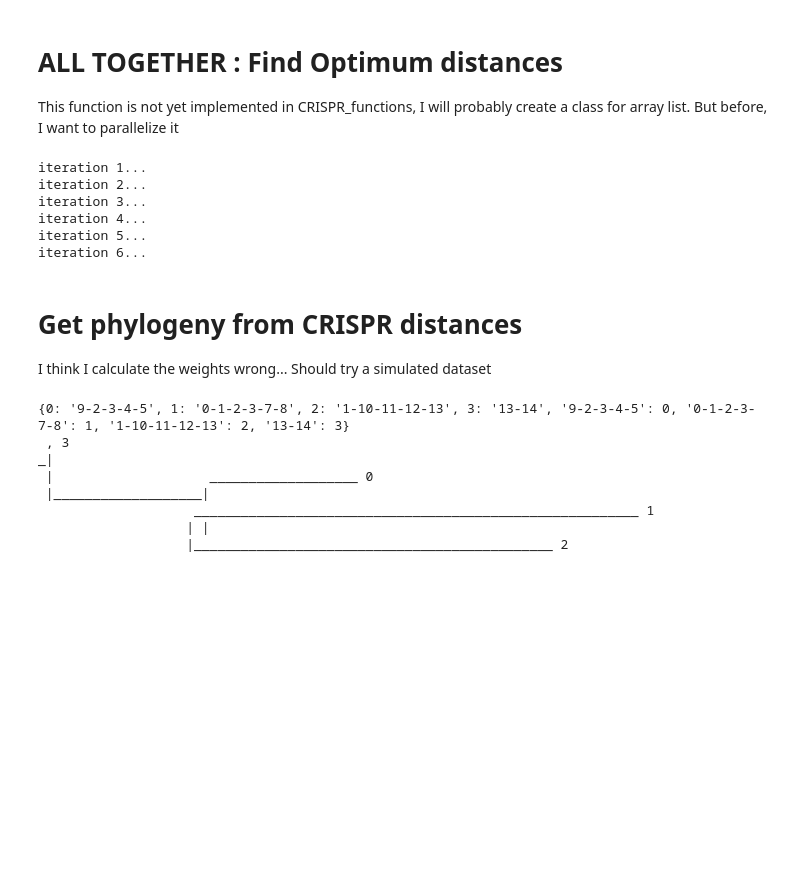
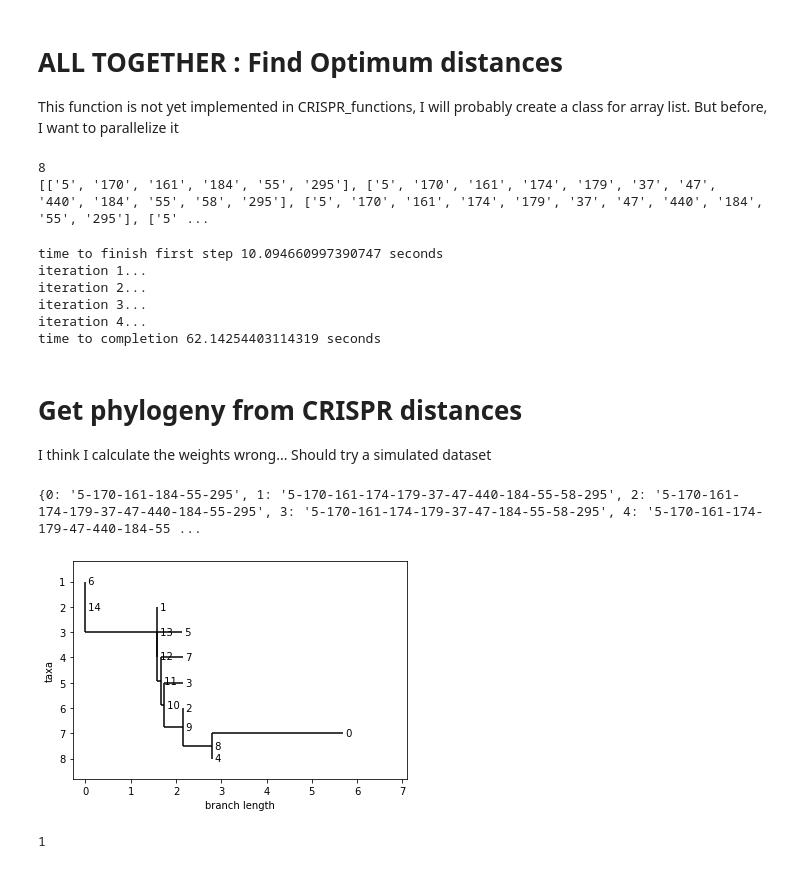
Before and after one commit to maepz/CRISPR_distance, a Jupyter notebook: CRISPR_distance.ipynb, the cells around one changed output. Cells and saved outputs as stored; diff of their text form; code cells hidden in the pictures; blank space fills up the shorter version.

Commit message:
Test on my data

```diff
--- a/CRISPR_distance.ipynb
+++ b/CRISPR_distance.ipynb
@@ -227,7 +227,19 @@ plt.show()
 # ALL TOGETHER : Find Optimum distances
 
 This function is not yet implemented in CRISPR_functions, I will probably create a class for array list. But before, I want to parallelize it
+# %%
+#f=open('arrays_with_at_least_5_reads_in_whole_dataset.txt','r')
+f=open('arrays_with_at_least_50_reads_in_whole_dataset.txt','r')
+lines=f.read().splitlines()
+f.close()
+myarrays=[line.split(',') for line in lines]
+print(len(myarrays))
+print(myarrays)
+# %% [output]
+8
+[['5', '170', '161', '184', '55', '295'], ['5', '170', '161', '174', '179', '37', '47', '440', '184', '55', '58', '295'], ['5', '170', '161', '174', '179', '37', '47', '440', '184', '55', '295'], ['5' ...
 # %%
+import time
 from mpmath import mpf
 import itertools
 from itertools import combinations
@@ -255,7 +267,7 @@ def find_optimum_rho_and_distances_ordered_model(arrays):
     pair_list=[CRISPR_pair(pair[0],pair[1]) for pair in overlapping_arrays]
     non_overlapping_arrays=[pair for pair in list(itertools.combinations(arrays,2)) if is_overlapping(pair[0],pair[1])==0]
     (rho_update, neg_LL_update) = OPTIMIZE_rho(t1t2_list,pair_list,size_lims,non_overlapping_arrays)
-
+    print('time to finish first step',time.time()-t0,'seconds')
     ## iterate
     Init_LL=[np.inf]
     i=0
@@ -277,15 +289,20 @@ def find_optimum_rho_and_distances_ordered_model(arrays):
     final_dist=dict(zip(pair_list,t1t2_list))
     return(final_dist,rho_list[-1:])
 
-arrays=[[9,2,3,4,5],[0,1,2,3,7,8],[1,10,11,12,13],[13,14]]
+#arrays=[[9,2,3,4,5],[0,1,2,3,7,8],[1,10,11,12,13],[13,14]]
+arrays=myarrays
+t0 = time.time()
+
 final_dist,rho=find_optimum_rho_and_distances_ordered_model(arrays)
+
+print('time to completion',time.time()-t0,'seconds')
 # %% [output]
+time to finish first step 10.094660997390747 seconds
 iteration 1...
 iteration 2...
 iteration 3...
 iteration 4...
-iteration 5...
-iteration 6...
+time to completion 62.14254403114319 seconds
 # %% [markdown]
 # Get phylogeny from CRISPR distances
 
@@ -293,23 +310,22 @@ I think I calculate the weights wrong... Should try a simulated dataset
 # %%
 import CRISPR_functions
 from CRISPR_functions import phylogeny_from_CRISPR
 import pandas as pd
 from Bio.Phylo import BaseTree,draw_ascii
 
 import importlib
 importlib.reload(CRISPR_functions)
 
-arrays=[[9,2,3,4,5],[0,1,2,3,7,8],[1,10,11,12,13],[13,14]]
+#arrays=[[9,2,3,4,5],[0,1,2,3,7,8],[1,10,11,12,13],[13,14]]
+arrays=myarrays
 
 Tree,labels=phylogeny_from_CRISPR(arrays,final_dist)
 print(labels)
-draw_ascii(Tree)
+# draw_ascii(Tree)
+Phylo.draw(Tree)
+#Phylo.write(Tree,'Test_tree.nwk','newick')
+Phylo.write(Tree,'Test_mytree.nwk','newick')
 # %% [output]
-{0: '9-2-3-4-5', 1: '0-1-2-3-7-8', 2: '1-10-11-12-13', 3: '13-14', '9-2-3-4-5': 0, '0-1-2-3-7-8': 1, '1-10-11-12-13': 2, '13-14': 3}
- , 3
-_|
- |                    ___________________ 0
- |___________________|
-                    _________________________________________________________ 1
-                   | |
-                   |______________________________________________ 2
+{0: '5-170-161-184-55-295', 1: '5-170-161-174-179-37-47-440-184-55-58-295', 2: '5-170-161-174-179-37-47-440-184-55-295', 3: '5-170-161-174-179-37-47-184-55-58-295', 4: '5-170-161-174-179-47-440-184-55 ...
+[figure, added]
+1
```
Also changed, not shown: 4 other files.
